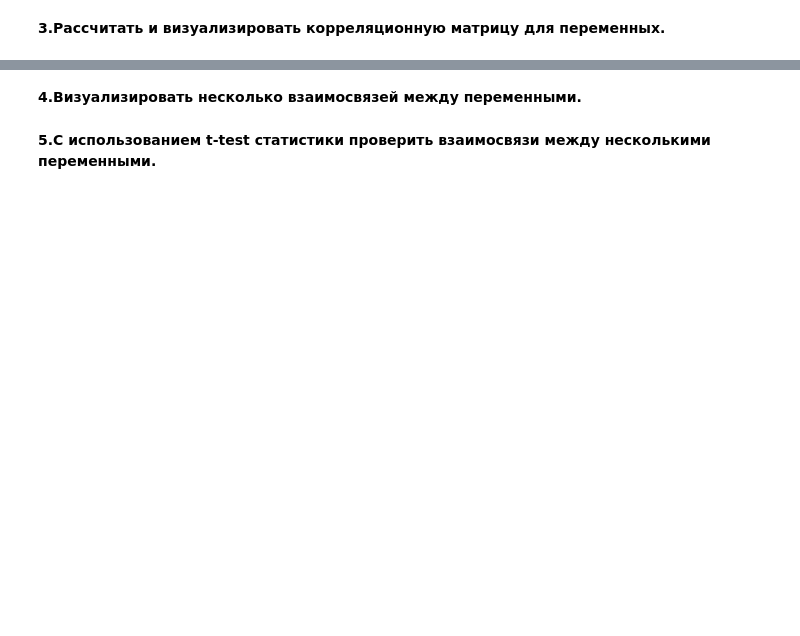
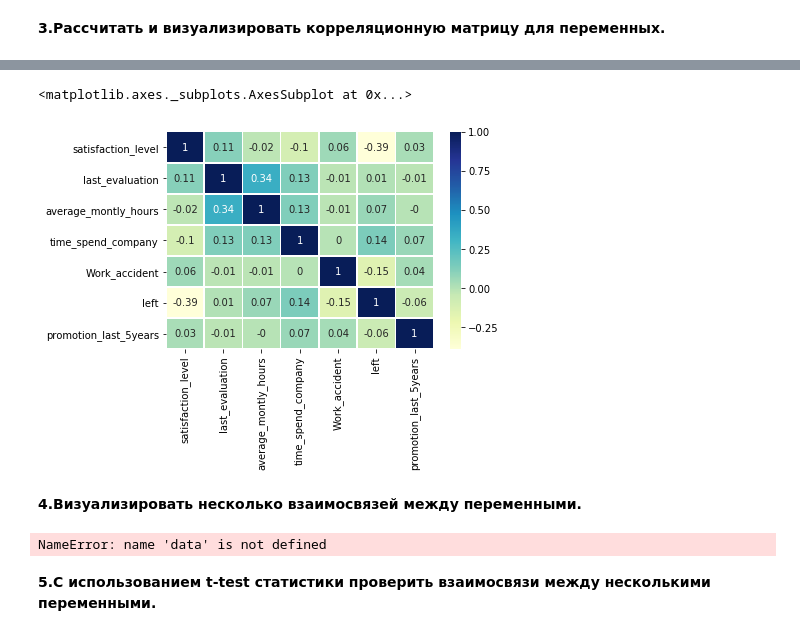
Before and after one commit to fender0137/netology_pyda, a Jupyter notebook: work.ipynb, the cells around one changed output, grey strips where cells are left out. Cells and saved outputs as stored; diff of their text form; code cells hidden in the pictures; blank space fills up the shorter version.

```diff
--- a/work.ipynb
+++ b/work.ipynb
@@ -40,2 +83,6 @@ hr.head()
 # %% [markdown]
 **3.Рассчитать и визуализировать корреляционную матрицу для переменных.**
+# %%
+hr_matrix = hr.drop(['number_project','sales','salary', 'count_people'],axis='columns')
+hr_matrix_sns = hr_matrix.corr().round(2)
+hr_matrix_sns
@@ -42,4 +98,24 @@ hr.head()
+# %%
+sns.heatmap(hr_matrix_sns, annot=True,linewidths=0.5, cmap="YlGnBu")
+# %% [output]
+<matplotlib.axes._subplots.AxesSubplot at 0x...>
+[figure, added]
 # %% [markdown]
 **4.Визуализировать несколько взаимосвязей между переменными.**
+# %%
+def fx_display(dsp,dsp_x, dsp_y,title=None):
+  sb.regplot(x=dsp_x, y=dsp_y,data=dsp,fit_reg=True)
+  plt.xlabel(dsp_x)
+  plt.ylabel(dsp_y)
+  if title != None: plt.title(title)
+  plt.show()
+
+dsp = data.sample(2000)
+print(len(dsp))
+
+fx_display(dsp,'satisfaction_level','last_evaluation','Взаимосвязь удовлетворённости и аттестации')
+fx_display(dsp,'average_montly_hours','last_evaluation','Взаимосвязь интенсивности труда и аттестации')
+# %% [output]
+NameError: name 'data' is not defined
 # %% [markdown]
 **5.С использованием t-test статистики проверить взаимосвязи между несколькими переменными.**
```
Also changed, not shown: parts of 25 cells of this notebook.
